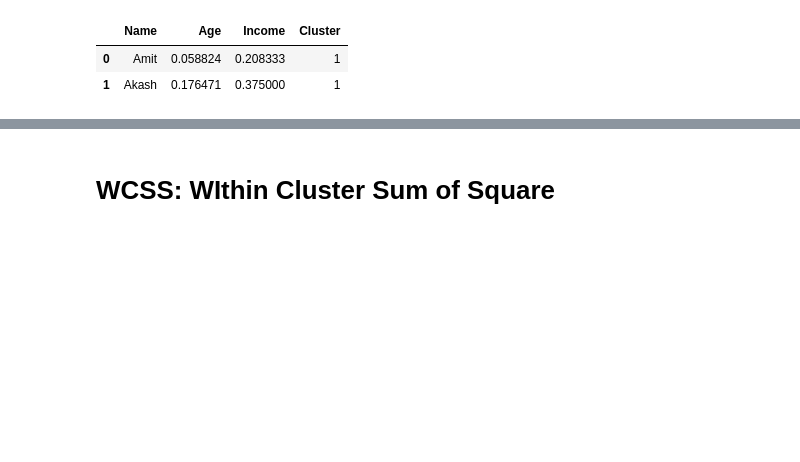
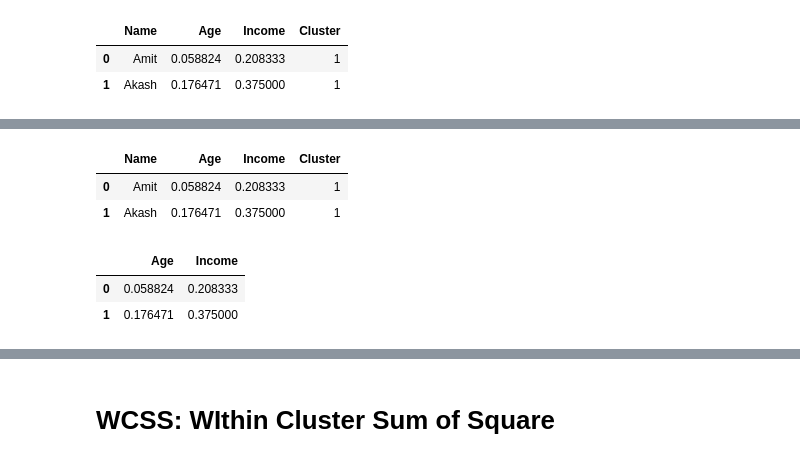
Before and after one commit to prasad2154/NewVision, a Jupyter notebook: Machine_learning/KMeans_Employee_info.ipynb, the cells around one changed output, grey strips where cells are left out. Drawn from its saved outputs; the diff is of its cells as text; code cells hidden in the pictures; blank space fills up the shorter version.

```diff
--- a/Machine_learning/KMeans_Employee_info.ipynb
+++ b/Machine_learning/KMeans_Employee_info.ipynb
@@ -426,3 +473,12 @@ array([2, 0, 2, 1, 0], dtype=int32)
+# %%
+display(df[:2],X[:2])
+# %% [output]
+|  | Name | Age | Income | Cluster |
+| 0 | Amit | 0.058824 | 0.208333 | 1 |
+| 1 | Akash | 0.176471 | 0.375000 | 1 |
+|  | Age | Income |
+| 0 | 0.058824 | 0.208333 |
+| 1 | 0.176471 | 0.375000 |
 # %%
 without_test = X.iloc[test_data.index,:-1]
 without_test
```
Also changed, not shown: parts of 54 cells of this notebook.
